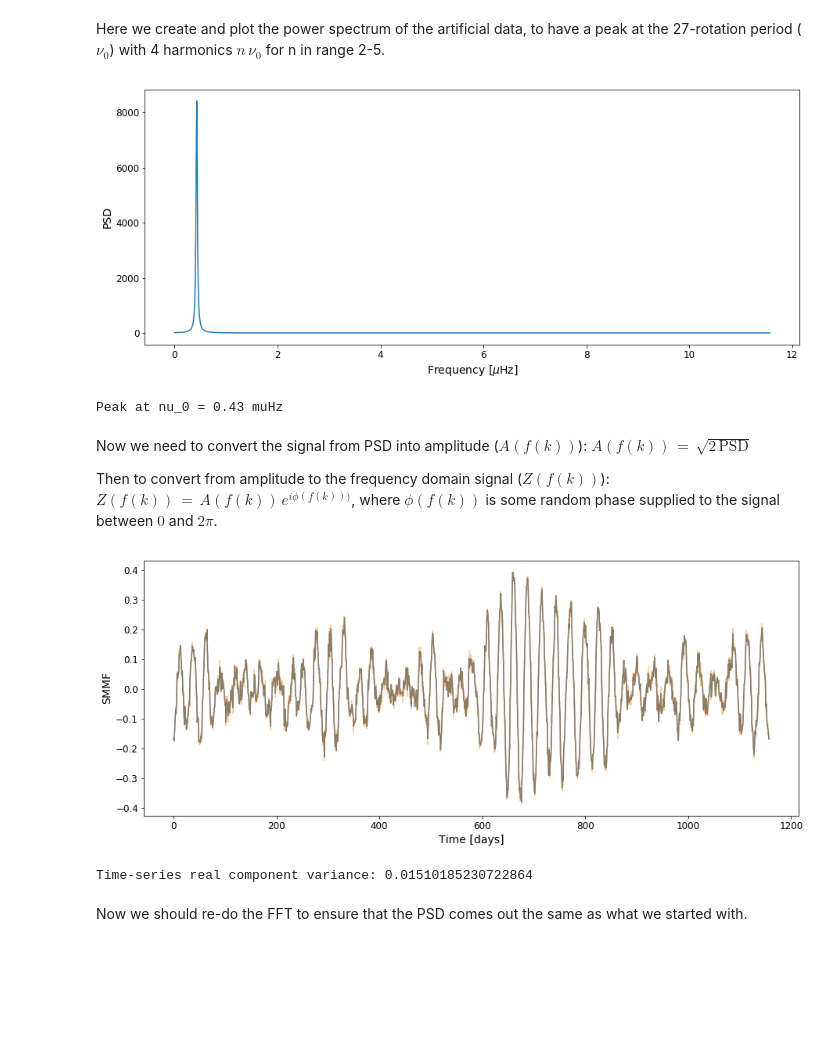
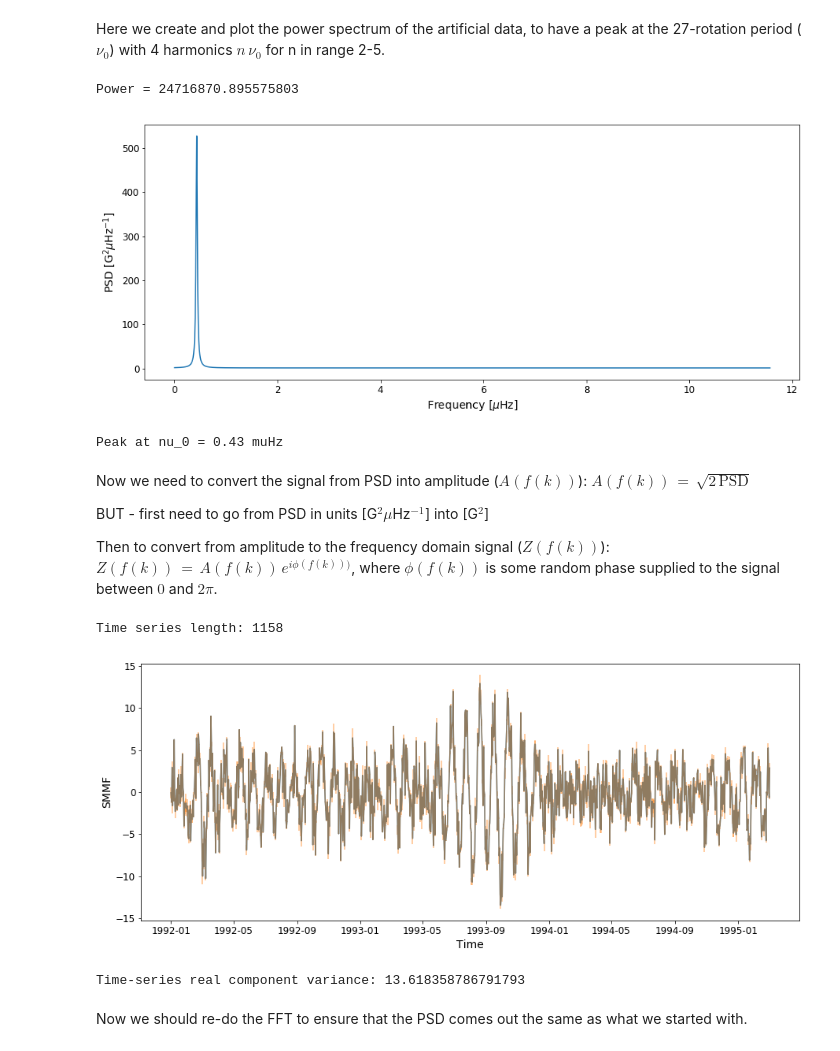
Before and after one commit to exr007/GP_test, a Jupyter notebook: GP_test.ipynb, the cells around one changed output. Cells and saved outputs as stored; diff of their text form; code cells hidden in the pictures; blank space fills up the shorter version.

```diff
--- a/GP_test.ipynb
+++ b/GP_test.ipynb
@@ -14,56 +14,67 @@ def single_lorentzian(x, x_0, A, width, i):
 # %% [markdown]
 Here we create and plot the power spectrum of the artificial data, to have a peak at the 27-rotation period ($\nu_0$) with 4 harmonics $n \, \nu_0$ for n in range 2-5.
 # %%
-x = np.arange(0, (1*1e6/(3600*24)), 0.01) # Nyquist = 1 day / Resolution 0.01 muHz (~ 3 yrs)
-x_0 = (1e6/(3600*24*27)) # Central frequency of fundamental peak
-A = 20 # Amplitude of fundamental peak
-width = 0.03 # Width
+dx = 0.01 # Resolution 0.01 muHz (1158 days ~= 3 yrs)
+x = np.arange(0, (1*1e6/(3600*24)), dx) # Nyquist = 1 day
+x_0 = (1e6/(3600*24*27)) # Central frequency of fundamental peak (i.e. 27-day peak ~= 0.43 muHz)
+A = 5 # Amplitude of fundamental peak [G]
+width = 0.03 # Width [muHz]
 
-powers = [single_lorentzian(x, x_0, A, width, i) for i in np.arange(1,2)] # Create 5 peaks
-powers = np.sum(powers, axis=0) # Sum single peaks together into one power spectrum,=
-powers = powers + 1 # Add a backgnd level of 1
+powers = [single_lorentzian(x, x_0, A, width, i) for i in np.arange(1,2)] # Create peak(s)
+powers = np.sum(powers, axis=0) # Sum single peak(s) together into one power spectrum
+print("Power = %s"%(np.sum(powers * dx * 1e6)))
+powers = powers + 1 # Add a bkgnd level of 1
 
 # Plot peaks
 fig, ax = plt.subplots(figsize=(15,6))
 ax.set_xlabel('Frequency [$\mu$Hz]', fontsize=14)
-ax.set_ylabel('PSD', fontsize=14)
+ax.set_ylabel('PSD [G$^2$$\mu$Hz$^{-1}$]', fontsize=14)
 ax.tick_params(labelsize=12)
 ax.plot(x, powers)
 plt.show()
 
 print("Peak at nu_0 = %s muHz"%x[np.argmax(powers)])
 # %% [output]
+Power = 24716870.895575803
-[figure, old version]
+[figure, new version]
-Peak at nu_0 = 0.43 muHz
+Peak at nu_0 = 0.43 muHz
 # %% [markdown]
 Now we need to convert the signal from PSD into amplitude ($A(f(k))$): $A(f(k)) \, = \, \sqrt{2 \,\mathrm{PSD}}$
 
+BUT - first need to go from PSD in units [G$^2$$\mu$Hz$^{-1}$] into [G$^2$]
+
 Then to convert from amplitude to the frequency domain signal ($Z(f(k))$): $Z(f(k)) \, = \, A(f(k)) \, e^{i \phi(f(k)))}$, where $\phi(f(k))$ is some random phase supplied to the signal between $0$ and $2\pi$.
+# %%
+powers *= dx*1e6 # Change into units [G^2]
 # %%
 amplitudes = np.sqrt(powers) # Compute amplitudes from powers
 phases = np.random.uniform(0, 2*np.pi, len(amplitudes)) # Generate random phases
 freq_sigs = [a*np.exp(1j*p) for a,p in zip (amplitudes, phases)] # Conversion to frequency domain signal
-time_series = np.fft.ifft(freq_sigs)
-t = np.arange(len(time_series))
+time_series = np.fft.ifft(freq_sigs) # Compute discrete FFT (probably not correct!)
+t = np.arange(len(time_series)) # Time array [days]
+print('Time series length: %s'%(len(time_series)))
 
-# Plot time-series
+
+# Put the time series into a pandas DataFramd with the index as time since 01/01/1992
+df = pd.DataFrame({'SMMF':time_series.real},
+                      index=[datetime.datetime(1992,1,1) + datetime.timedelta(days=int(ti)) for ti in t])
+
+# Plot time series
 fig, ax = plt.subplots(figsize=(15,6))
-ax.set_xlabel('Time [days]', fontsize=14)
+ax.set_xlabel('Time', fontsize=14)
 ax.set_ylabel('SMMF', fontsize=14)
 ax.tick_params(labelsize=12)
-ax.plot(t, time_series)
+ax.plot(df.index.values, df['SMMF'])
 
-yerr = np.random.normal(0, 0.01, len(time_series))
-ax.errorbar(t, time_series, abs(yerr), alpha=0.5)
+yerr = np.random.normal(0, 0.5, len(time_series))
+ax.errorbar(df.index.values, df['SMMF'], abs(yerr), alpha=0.5)
 plt.show()
 
-# Put the timeseries into a pandas DataFram with the index as time since 01/01/1992
-df = pd.DataFrame({'SMMF':time_series.real}, index=[datetime.datetime(1992,1,1) + datetime.timedelta(days=int(ti)) for ti in t])
-
 print('Time-series real component variance: %s'%(np.std(time_series.real)**2))
 # %% [output]
+Time series length: 1158
-[figure, old version]
+[figure, new version]
-Time-series real component variance: 0.01510185230722864
+Time-series real component variance: 13.618358786791793
 # %% [markdown]
 Now we should re-do the FFT to ensure that the PSD comes out the same as what we started with.
 # %%
```
Also changed, not shown: parts of 7 cells of this notebook.
